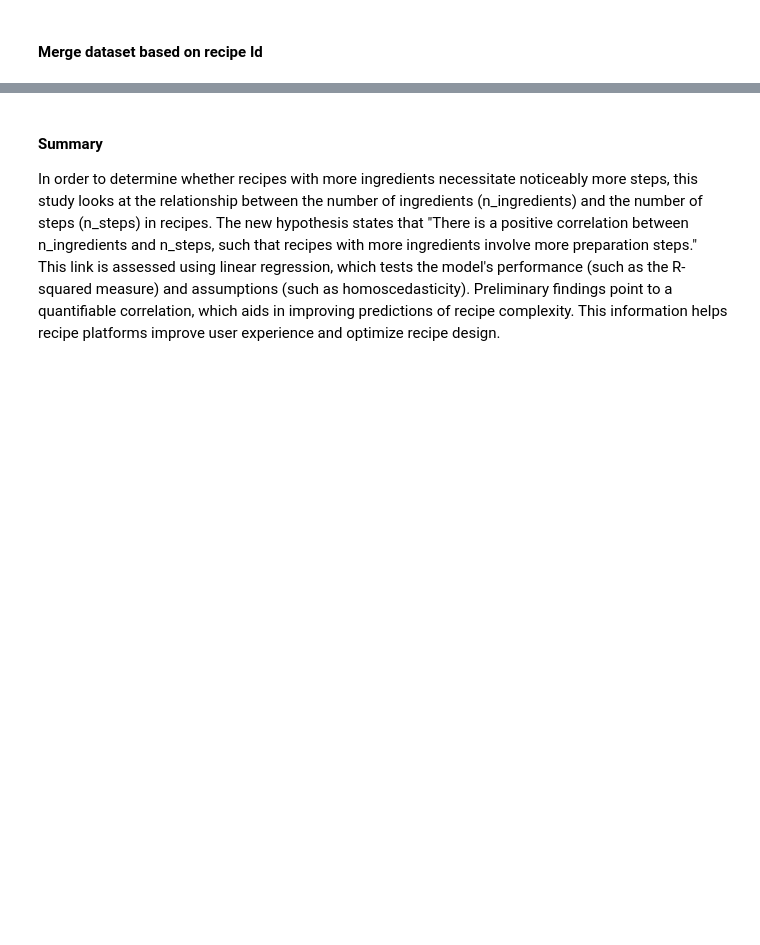
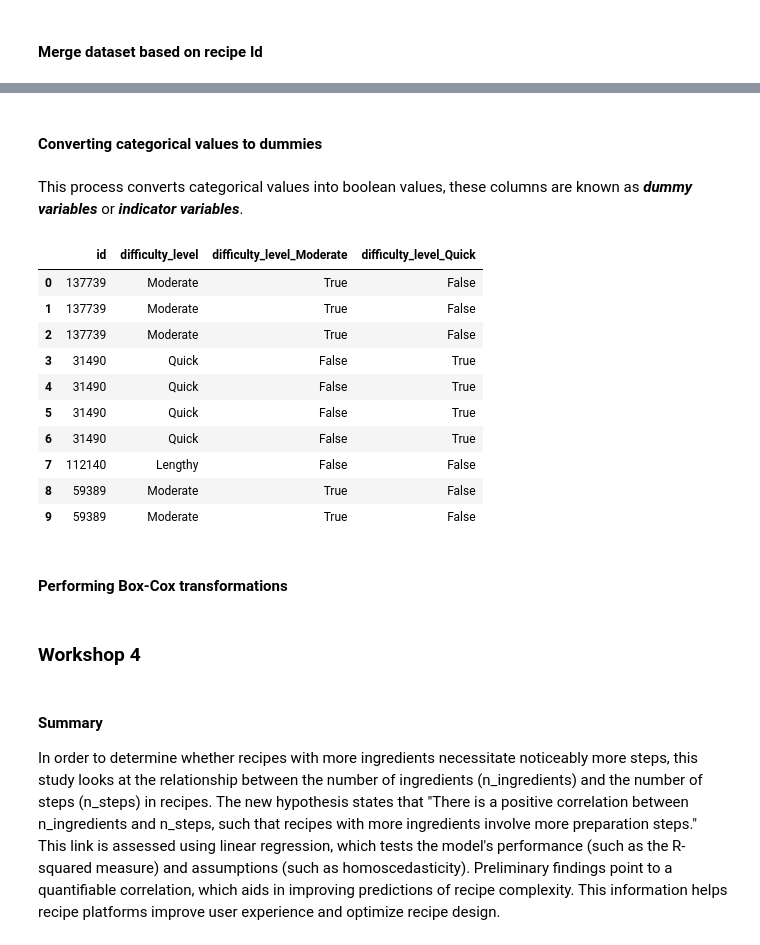
Before and after one commit to khushbunlad/PROG8431, a Jupyter notebook: GroupPresentation5.ipynb, the cells around one changed output, grey strips where cells are left out. Cells and saved outputs as stored; diff of their text form; code cells hidden in the pictures; blank space fills up the shorter version.

Commit message:
Workshop 4 first 3 points

```diff
--- a/GroupPresentation5.ipynb
+++ b/GroupPresentation5.ipynb
@@ -128,0 +216,7 @@ Data Merged Successfully
+# %%
+def to_julian(date):
+    return date.to_julian_date()
+
+merged_data['date'] =  pd.to_datetime(merged_data['date'])
+merged_data['Julian_Date'] = merged_data['date'].apply(to_julian)
+merged_data[['id','date', 'Julian_Date']].head(10)
@@ -129,3 +235,27 @@ Data Merged Successfully
+# %% [markdown]
+#### Converting categorical values to dummies
+# %% [markdown]
+This process converts categorical values into boolean values, these columns are known as ***dummy variables*** or ***indicator variables***.
+# %%
+dummies = pd.get_dummies(merged_data['difficulty_level'], prefix='difficulty_level', drop_first=True)
+merged_data = pd.concat([merged_data, dummies], axis=1)
+merged_data[['id','difficulty_level', 'difficulty_level_Moderate','difficulty_level_Quick']].head(10)
+# %% [output]
+|  | id | difficulty_level | difficulty_level_Moderate | difficulty_level_Quick |
+| 0 | 137739 | Moderate | True | False |
+| 1 | 137739 | Moderate | True | False |
+| 2 | 137739 | Moderate | True | False |
+| 3 | 31490 | Quick | False | True |
+| 4 | 31490 | Quick | False | True |
+| 5 | 31490 | Quick | False | True |
+| 6 | 31490 | Quick | False | True |
+| 7 | 112140 | Lengthy | False | False |
+| 8 | 59389 | Moderate | True | False |
+| 9 | 59389 | Moderate | True | False |
+# %% [markdown]
+#### Performing Box-Cox transformations
+# %% [markdown]
+### Workshop 4
 # %% [markdown]
 #### Summary
 In order to determine whether recipes with more ingredients necessitate noticeably more steps, this study looks at the relationship between the number of ingredients (n_ingredients) and the number of steps (n_steps) in recipes. The new hypothesis states that "There is a positive correlation between n_ingredients and n_steps, such that recipes with more ingredients involve more preparation steps." This link is assessed using linear regression, which tests the model's performance (such as the R-squared measure) and assumptions (such as homoscedasticity). Preliminary findings point to a quantifiable correlation, which aids in improving predictions of recipe complexity. This information helps recipe platforms improve user experience and optimize recipe design.
```
Also changed, not shown: parts of 10 cells of this notebook, 1 other file.
